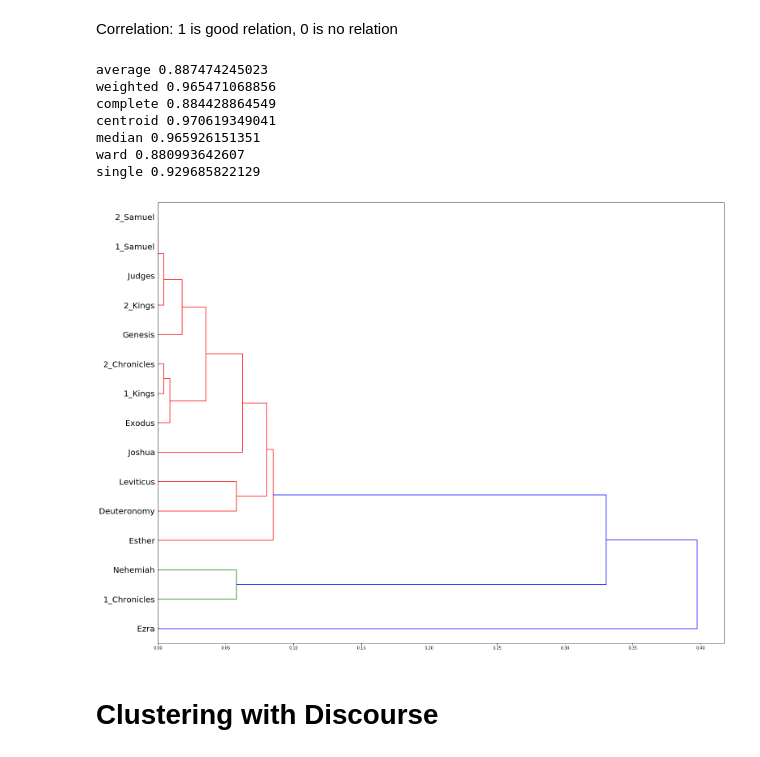
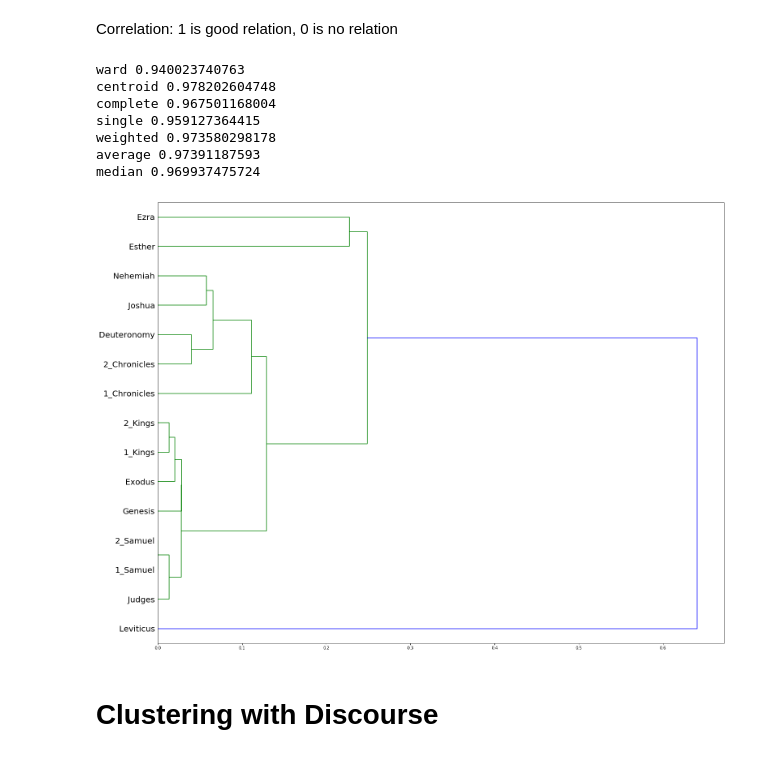
Before and after one commit to ETCBC/Probabilistic_Language_Change, a Jupyter notebook: etienne_NB/Testing Etienne.ipynb, the cells around one changed output. Drawn from its saved outputs; the diff is of its cells as text; code cells hidden in the pictures.

```diff
--- a/etienne_NB/Testing Etienne.ipynb
+++ b/etienne_NB/Testing Etienne.ipynb
@@ -46,7 +46,8 @@ for f in features:
             transDict = df_dict_Transformation(transMatrix)
             data_raw[f][d] = pd.DataFrame(transDict).fillna(0)
 
-            transMatrix = averageTransformation(transMatrix) #Here, transformations can be performed
+            transMatrix = MCTransformation(transMatrix)
+            #transMatrix = expectedSteps(transMatrix) #Here, transformations can be performed
             transDict = df_dict_Transformation(transMatrix)
             data_trans[f][d] = pd.DataFrame(transDict).fillna(0)
 stack_Data = stackTransitions(data_trans, features, "N")
@@ -171,18 +167,18 @@ for method in clusterMethods:
     rho, ar = cophenet(Z,distancemetric)
     print(method, rho)
 # %% [output]
-average 0.887474245023
-weighted 0.965471068856
-complete 0.884428864549
-centroid 0.970619349041
-median 0.965926151351
-ward 0.880993642607
-single 0.929685822129
+ward 0.940023740763
+centroid 0.978202604748
+complete 0.967501168004
+single 0.959127364415
+weighted 0.973580298178
+average 0.97391187593
+median 0.969937475724
 # %%
-Z = linkageFunction(distancemetric, "single")
+Z = linkageFunction(distancemetric, "centroid")
 dendogramPlot(Z, data.keys())
 # %% [output]
-[figure, old version]
+[figure, new version]
 # %% [markdown]
 # Clustering with Discourse
 # %%
```
Also changed, not shown: parts of 6 cells of this notebook, 2 other files.
